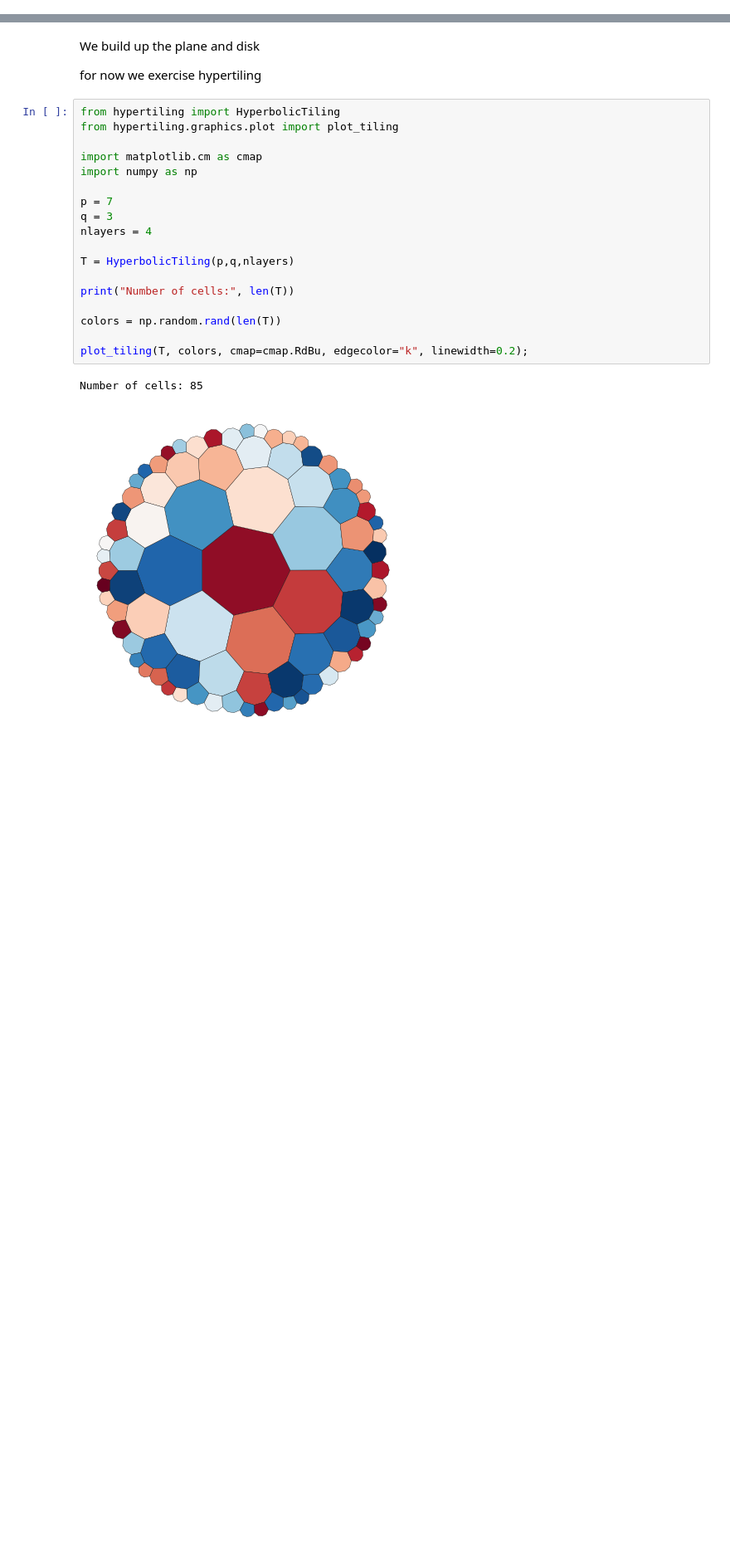
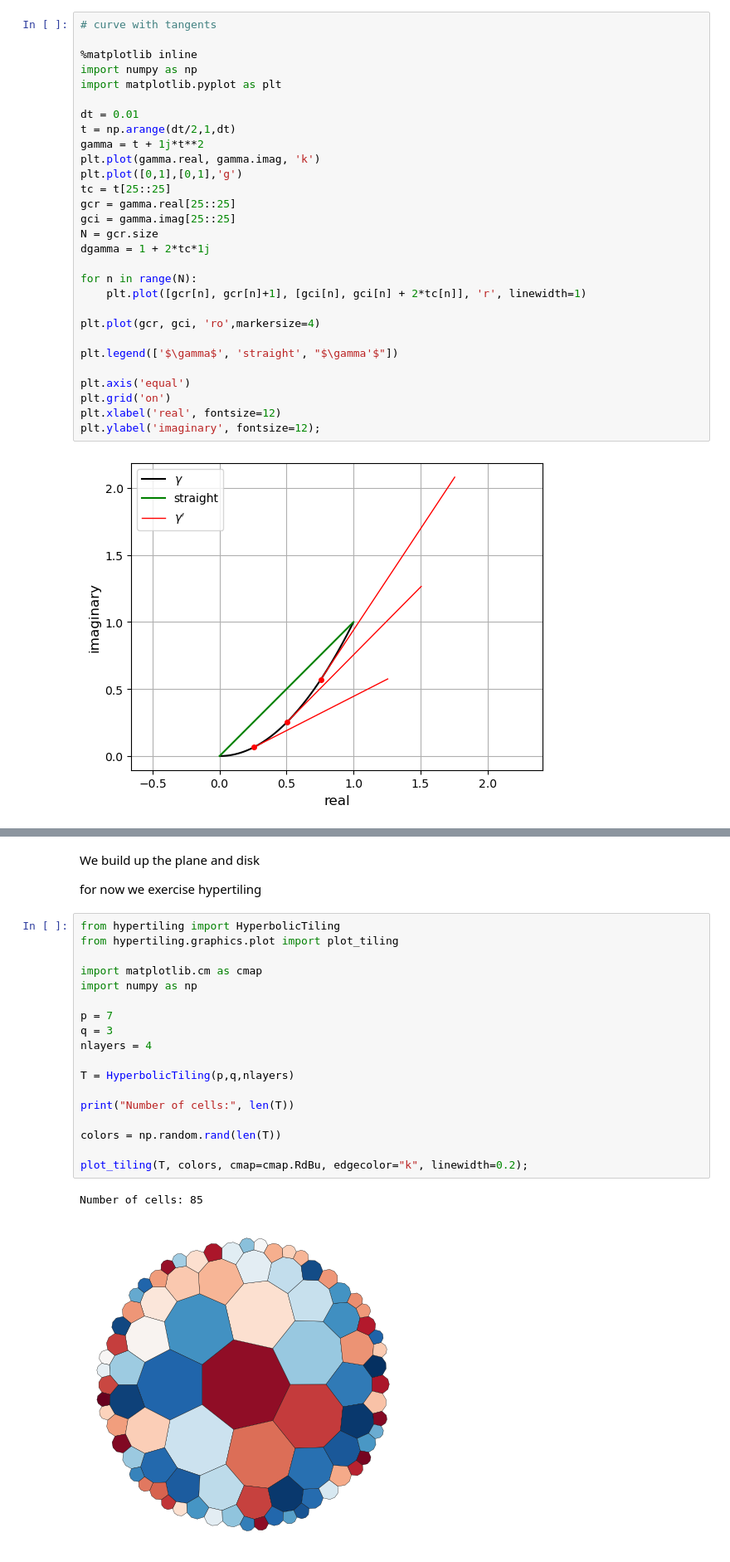
Before and after one commit to steve-cox-LA/JLA, a Jupyter notebook: TransPlane/1.8 The Hyperbolic Plane.ipynb, the cells around one changed output, grey strips where cells are left out. Shown at 83% size. Drawn from its saved outputs; the diff is of its cells as text; blank space fills up the shorter version.

```diff
--- a/TransPlane/1.8 The Hyperbolic Plane.ipynb
+++ b/TransPlane/1.8 The Hyperbolic Plane.ipynb
@@ -2,0 +58,31 @@
+# %%
+# curve with tangents
+
+%matplotlib inline
+import numpy as np
+import matplotlib.pyplot as plt
+
+dt = 0.01
+t = np.arange(dt/2,1,dt)
+gamma = t + 1j*t**2
+plt.plot(gamma.real, gamma.imag, 'k')
+plt.plot([0,1],[0,1],'g')
+tc = t[25::25]
+gcr = gamma.real[25::25]
+gci = gamma.imag[25::25]
+N = gcr.size
+dgamma = 1 + 2*tc*1j
+
+for n in range(N):
+    plt.plot([gcr[n], gcr[n]+1], [gci[n], gci[n] + 2*tc[n]], 'r', linewidth=1)
+
+plt.plot(gcr, gci, 'ro',markersize=4)
+
+plt.legend(['$\gamma$', 'straight', "$\gamma'$"])
+
+plt.axis('equal')
+plt.grid('on')
+plt.xlabel('real', fontsize=12)
+plt.ylabel('imaginary', fontsize=12);
+# %% [output]
+[figure, added]
```
Also changed, not shown: parts of 11 cells of this notebook.
